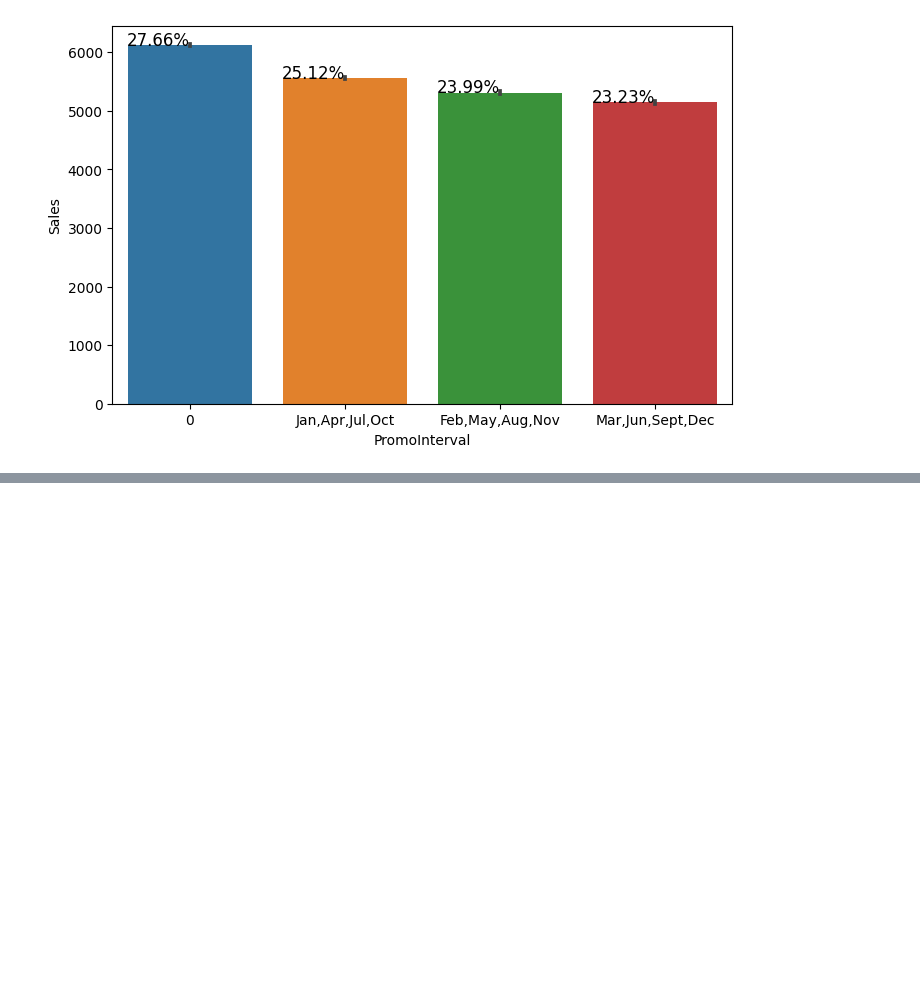
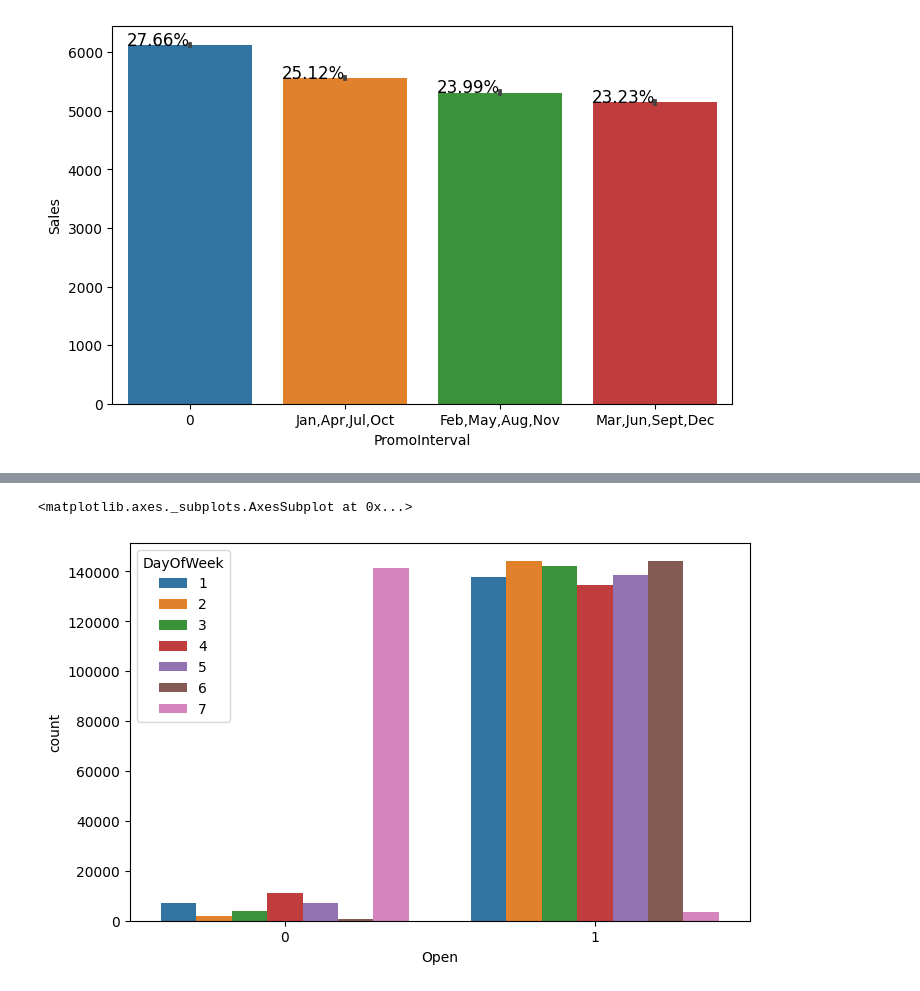
Before and after one commit to ambika1us/Retail_Sales_Prediction, a Jupyter notebook: Retail_Sales_Prediction.ipynb, the cells around one changed output, grey strips where cells are left out. Saved outputs shown, nothing was run; the diff lists cells and outputs as text; code cells hidden in the pictures; blank space fills up the shorter version.

```diff
--- a/Retail_Sales_Prediction.ipynb
+++ b/Retail_Sales_Prediction.ipynb
@@ -304,0 +321,7 @@ for value in categorical_variables:
+# %%
+#Lets see open, how many shops are open on which days
+#And this gives a counts of stores closed for refurbishment and suggests that most stores are closed on Sunday
+sns.countplot(x=df["Open"],hue=df["DayOfWeek"])
+# %% [output]
+<matplotlib.axes._subplots.AxesSubplot at 0x...>
+[figure, added]
```
Also changed, not shown: parts of 6 cells of this notebook.
